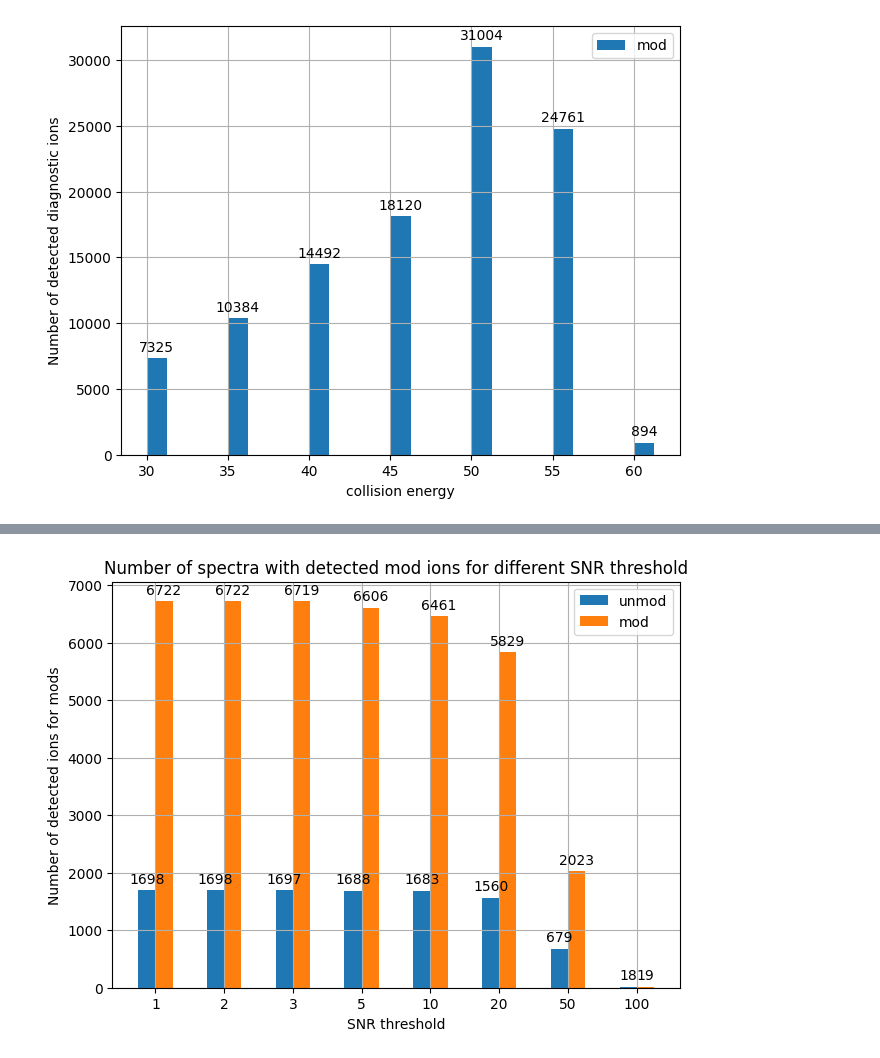
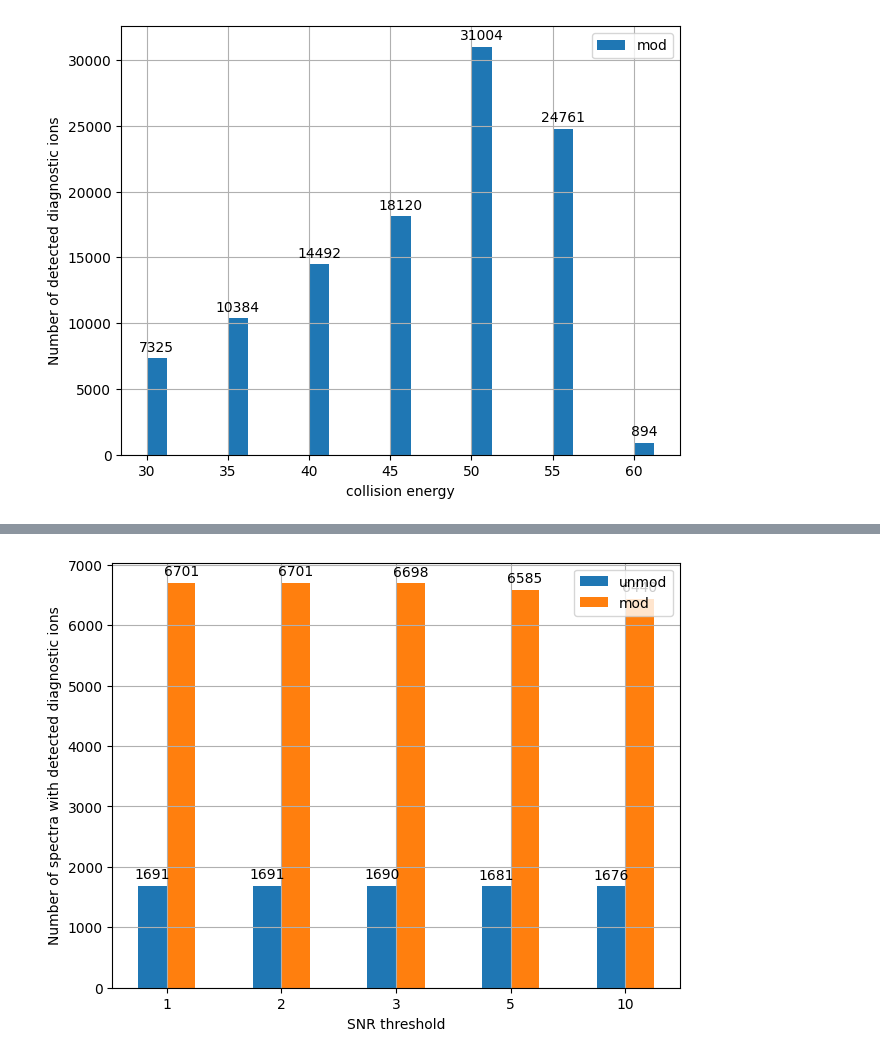
Before and after one commit to cschlaffner/PTMsearch, a Jupyter notebook: notebooks/ion_results_summary.ipynb, the cells around one changed output, grey strips where cells are left out. Drawn from its saved outputs; the diff is of its cells as text; code cells hidden in the pictures.

Commit message:
More/reworked plotting

```diff
--- a/notebooks/ion_results_summary.ipynb
+++ b/notebooks/ion_results_summary.ipynb
@@ -115,3 +115,11 @@ dfs_different_collision_energies = [
 ]
 # %% [markdown]
 ## DFs "DIA" files (mixed energy)
+# %%
+dfs_dia_mod_snr = [
+    pd.read_csv("../../data/result_csvs/230928_JL_Immonium_ions_Modified_DIA.mzML_diagnostic_ions_ppm_tolerance_5_snr_threshold_1_unimod.csv"),
+    pd.read_csv("../../data/result_csvs/230928_JL_Immonium_ions_Modified_DIA.mzML_diagnostic_ions_ppm_tolerance_5_snr_threshold_2_unimod.csv"),
+    pd.read_csv("../../data/result_csvs/230928_JL_Immonium_ions_Modified_DIA.mzML_diagnostic_ions_ppm_tolerance_5_snr_threshold_3_unimod.csv"),
+    pd.read_csv("../../data/result_csvs/230928_JL_Immonium_ions_Modified_DIA.mzML_diagnostic_ions_ppm_tolerance_5_snr_threshold_5_unimod.csv"),
+    pd.read_csv("../../data/result_csvs/230928_JL_Immonium_ions_Modified_DIA.mzML_diagnostic_ions_ppm_tolerance_5_snr_threshold_10_unimod.csv"),
+]
@@ -118,11 +134,17 @@ dfs_different_collision_energies = [
 # %%
-dfs_dia_mod_snr = [
-    pd.read_csv("../../data/result_csvs/230928_JL_Immonium_ions_Modified_DIA.mzML_diagnostic_ions_ppm_tolerance_5_snr_threshold_1.csv"),
-    pd.read_csv("../../data/result_csvs/230928_JL_Immonium_ions_Modified_DIA.mzML_diagnostic_ions_ppm_tolerance_5_snr_threshold_2.csv"),
-    pd.read_csv("../../data/result_csvs/230928_JL_Immonium_ions_Modified_DIA.mzML_diagnostic_ions_ppm_tolerance_5_snr_threshold_3.csv"),
-    pd.read_csv("../../data/result_csvs/230928_JL_Immonium_ions_Modified_DIA.mzML_diagnostic_ions_ppm_tolerance_5_snr_threshold_5.csv"),
-    pd.read_csv("../../data/result_csvs/230928_JL_Immonium_ions_Modified_DIA.mzML_diagnostic_ions_ppm_tolerance_5_snr_threshold_10.csv"),
-    pd.read_csv("../../data/result_csvs/230928_JL_Immonium_ions_Modified_DIA.mzML_diagnostic_ions_ppm_tolerance_5_snr_threshold_20.csv"),
-    pd.read_csv("../../data/result_csvs/230928_JL_Immonium_ions_Modified_DIA.mzML_diagnostic_ions_ppm_tolerance_5_snr_threshold_50.csv"),
-    pd.read_csv("../../data/result_csvs/230928_JL_Immonium_ions_Modified_DIA.mzML_diagnostic_ions_ppm_tolerance_5_snr_threshold_100.csv"),
+dfs_dia_mod_ppm = [
+    pd.read_csv("../../data/result_csvs/230928_JL_Immonium_ions_Modified_DIA.mzML_diagnostic_ions_ppm_tolerance_5_snr_threshold_3_unimod.csv"),
+    pd.read_csv("../../data/result_csvs/230928_JL_Immonium_ions_Modified_DIA.mzML_diagnostic_ions_ppm_tolerance_6_snr_threshold_3_unimod.csv"),
+    pd.read_csv("../../data/result_csvs/230928_JL_Immonium_ions_Modified_DIA.mzML_diagnostic_ions_ppm_tolerance_7_snr_threshold_3_unimod.csv"),
+    pd.read_csv("../../data/result_csvs/230928_JL_Immonium_ions_Modified_DIA.mzML_diagnostic_ions_ppm_tolerance_8_snr_threshold_3_unimod.csv"),
+    pd.read_csv("../../data/result_csvs/230928_JL_Immonium_ions_Modified_DIA.mzML_diagnostic_ions_ppm_tolerance_9_snr_threshold_3_unimod.csv"),
+    pd.read_csv("../../data/result_csvs/230928_JL_Immonium_ions_Modified_DIA.mzML_diagnostic_ions_ppm_tolerance_10_snr_threshold_3_unimod.csv"),
 ]
+# %%
+dfs_dia_unmod_snr = [
+    pd.read_csv("../../data/result_csvs/230928_JL_Immonium_ions_Unmodified_DIA.mzML_diagnostic_ions_ppm_tolerance_5_snr_threshold_1_unimod.csv"),
+    pd.read_csv("../../data/result_csvs/230928_JL_Immonium_ions_Unmodified_DIA.mzML_diagnostic_ions_ppm_tolerance_5_snr_threshold_2_unimod.csv"),
+    pd.read_csv("../../data/result_csvs/230928_JL_Immonium_ions_Unmodified_DIA.mzML_diagnostic_ions_ppm_tolerance_5_snr_threshold_3_unimod.csv"),
+    pd.read_csv("../../data/result_csvs/230928_JL_Immonium_ions_Unmodified_DIA.mzML_diagnostic_ions_ppm_tolerance_5_snr_threshold_5_unimod.csv"),
+    pd.read_csv("../../data/result_csvs/230928_JL_Immonium_ions_Unmodified_DIA.mzML_diagnostic_ions_ppm_tolerance_5_snr_threshold_10_unimod.csv"),
+]
@@ -149,11 +167,0 @@ dfs_dia_mod_ppm = [
-# %%
-dfs_dia_unmod_snr = [
-    pd.read_csv("../../data/result_csvs/230928_JL_Immonium_ions_Unmodified_DIA.mzML_diagnostic_ions_ppm_tolerance_5_snr_threshold_1.csv"),
-    pd.read_csv("../../data/result_csvs/230928_JL_Immonium_ions_Unmodified_DIA.mzML_diagnostic_ions_ppm_tolerance_5_snr_threshold_2.csv"),
-    pd.read_csv("../../data/result_csvs/230928_JL_Immonium_ions_Unmodified_DIA.mzML_diagnostic_ions_ppm_tolerance_5_snr_threshold_3.csv"),
-    pd.read_csv("../../data/result_csvs/230928_JL_Immonium_ions_Unmodified_DIA.mzML_diagnostic_ions_ppm_tolerance_5_snr_threshold_5.csv"),
-    pd.read_csv("../../data/result_csvs/230928_JL_Immonium_ions_Unmodified_DIA.mzML_diagnostic_ions_ppm_tolerance_5_snr_threshold_10.csv"),
-    pd.read_csv("../../data/result_csvs/230928_JL_Immonium_ions_Unmodified_DIA.mzML_diagnostic_ions_ppm_tolerance_5_snr_threshold_20.csv"),
-    pd.read_csv("../../data/result_csvs/230928_JL_Immonium_ions_Unmodified_DIA.mzML_diagnostic_ions_ppm_tolerance_5_snr_threshold_50.csv"),
-    pd.read_csv("../../data/result_csvs/230928_JL_Immonium_ions_Unmodified_DIA.mzML_diagnostic_ions_ppm_tolerance_5_snr_threshold_100.csv"),
-]
@@ -190,5 +184,5 @@ grouped_bar_mods([], dfs_different_collision_energies, [30, 35, 40, 45, 50, 55,
 # %%
-grouped_bar_mods_spectra(dfs_dia_unmod_snr, dfs_dia_mod_snr, [1,2,3,5,10,20,50,100], "SNR threshold", out_name="dia_snr_thresholds_spectra")
+grouped_bar_mods_spectra(dfs_dia_unmod_snr, dfs_dia_mod_snr, [1,2,3,5,10], "SNR threshold", out_name="dia_snr_thresholds_spectra")
 # %% [output]
-[figure, old version]
+[figure, new version]
 # %%
```
Also changed, not shown: parts of 20 cells of this notebook, 6 other files.
